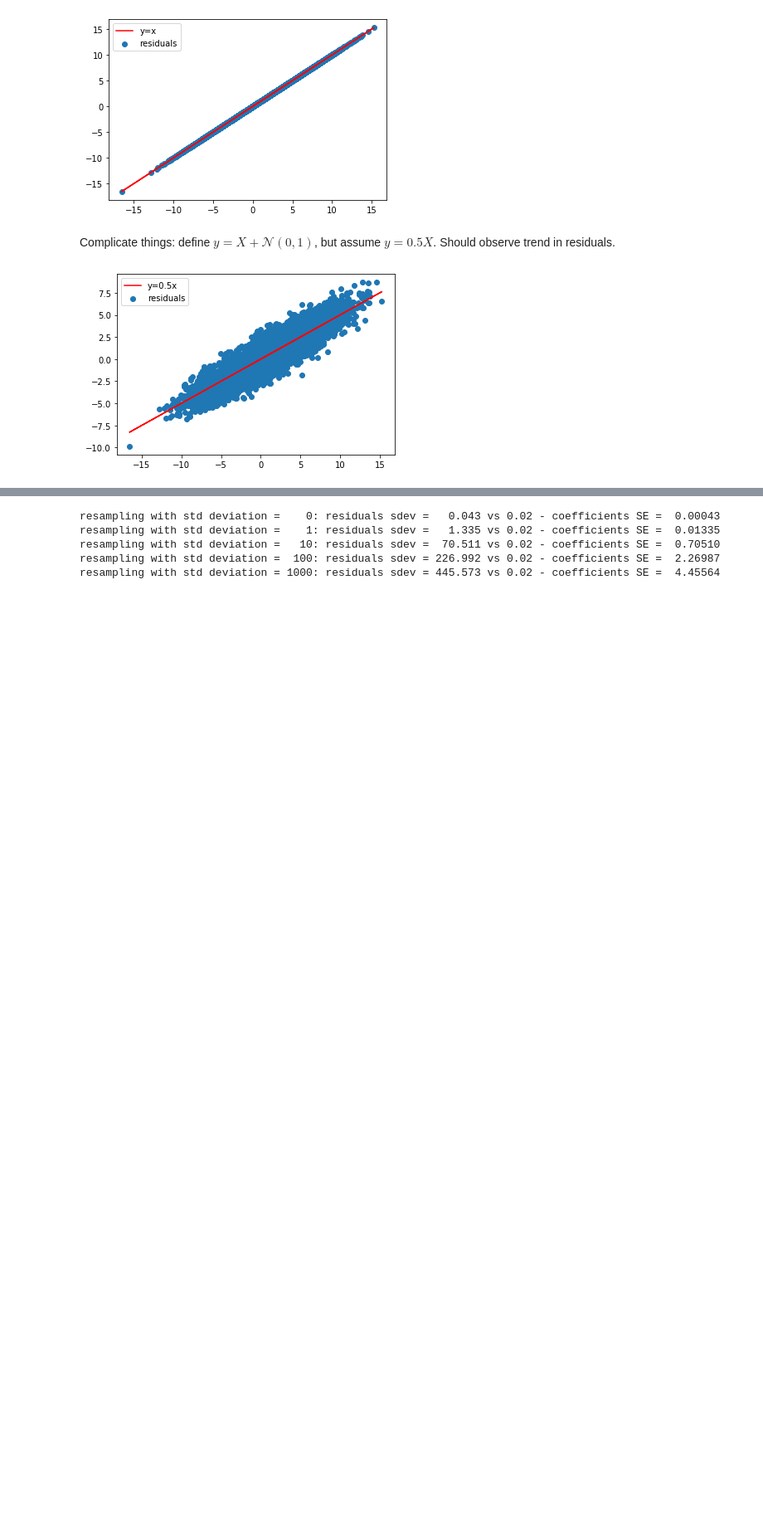
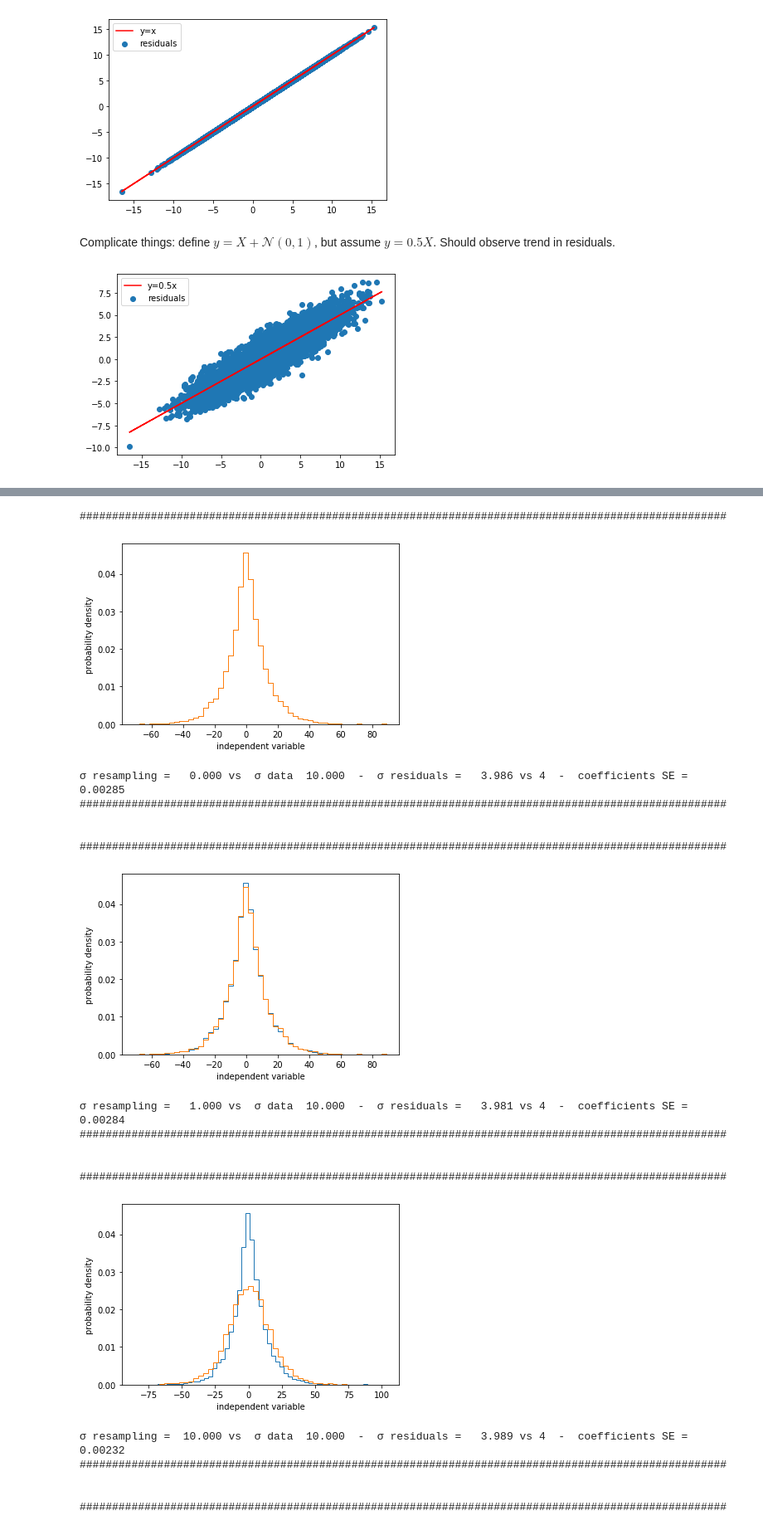
Before and after one commit to lucchem/probability_and_stats, a Jupyter notebook: linear_regression.ipynb, the cells around one changed output, grey strips where cells are left out. Shown: that part at 83% size. Saved outputs shown, nothing was run; the diff lists cells and outputs as text; code cells hidden in the pictures; blank space fills up the shorter version.

Commit message:
fixed the gaussian resampling

```diff
--- a/linear_regression.ipynb
+++ b/linear_regression.ipynb
@@ -176,22 +177,51 @@ Adding a random noise to the features with increasing standard deviation increas
 # %%
 n_sample = 10000
-X = np.random.normal(loc = 1, scale = 0.001, size = n_sample).reshape(-1, 1)
 
-for sigma_resample in [0, 1, 10, 100, 1000]:
-    y = 0.3*(X[:,0]+np.random.normal(scale = sigma_resample, size=len(X)))+np.random.normal(scale = 0.02, size=len(X))
+lambda_x  = 0.1
+sigma_res = 4
+
+sign_x = 2*np.random.binomial(1, 0.5, n_sample)-1
+Y = np.random.exponential(scale = 1/lambda_x, size = n_sample)*sign_x
+
+for sigma_resample in [0, 0.1, 1, 10]:
+    X = ( Y + np.random.normal(scale = sigma_resample/lambda_x, size = n_sample) ).reshape(-1, 1)
+
+    y = 0.3*X[:,0]+np.random.normal(scale = sigma_res, size=len(X))
 
     model = skl_lm.LinearRegression().fit(X,y)
 
     residuals = y-model.coef_[0]*X[:,0]
 
     sigma_hat = np.sqrt(   np.linalg.norm(residuals)**2   /   ( len(X)-len(X[0]) )   )
 
     SE_b = np.sqrt(sigma_hat**2/(X.transpose() @ X)[0,0])
 
-    print('resampling with std deviation = {:4d}: residuals sdev = {:7.3f} vs {} - coefficients SE = {:8.5f}'.format(sigma_resample,sigma_hat,0.02,SE_b))
+    print('\n\n'+''.join(['#' for i in range(100)]))
+    plt.hist(Y,bins = 51, histtype='step', density = True)
+    plt.hist(X,bins = 51, histtype='step', density = True)
+    plt.ylabel('probability density')
+    plt.xlabel('independent variable')
+    plt.show()
+    print('\u03C3 resampling = {:7.3f} vs  \u03C3 data {:7.3f}  -  \u03C3 residuals = {:7.3f} vs {}  -  coefficients SE = {:8.5f}'
+          .format(sigma_resample/lambda_x,1/lambda_x,sigma_hat,sigma_res,SE_b))
+    print(''.join(['#' for i in range(100)]))
 # %% [output]
-resampling with std deviation =    0: residuals sdev =   0.043 vs 0.02 - coefficients SE =  0.00043
-resampling with std deviation =    1: residuals sdev =   1.335 vs 0.02 - coefficients SE =  0.01335
-resampling with std deviation =   10: residuals sdev =  70.511 vs 0.02 - coefficients SE =  0.70510
-resampling with std deviation =  100: residuals sdev = 226.992 vs 0.02 - coefficients SE =  2.26987
-resampling with std deviation = 1000: residuals sdev = 445.573 vs 0.02 - coefficients SE =  4.45564
+####################################################################################################
+[figure, added]
+σ resampling =   0.000 vs  σ data  10.000  -  σ residuals =   3.986 vs 4  -  coefficients SE =  0.00285
+####################################################################################################
+
+
+####################################################################################################
+[figure, added]
+σ resampling =   1.000 vs  σ data  10.000  -  σ residuals =   3.981 vs 4  -  coefficients SE =  0.00284
+####################################################################################################
+
+
+####################################################################################################
+[figure, added]
+σ resampling =  10.000 vs  σ data  10.000  -  σ residuals =   3.989 vs 4  -  coefficients SE =  0.00232
+####################################################################################################
+
+
+####################################################################################################
```
Also changed, not shown: parts of 2 cells of this notebook.
